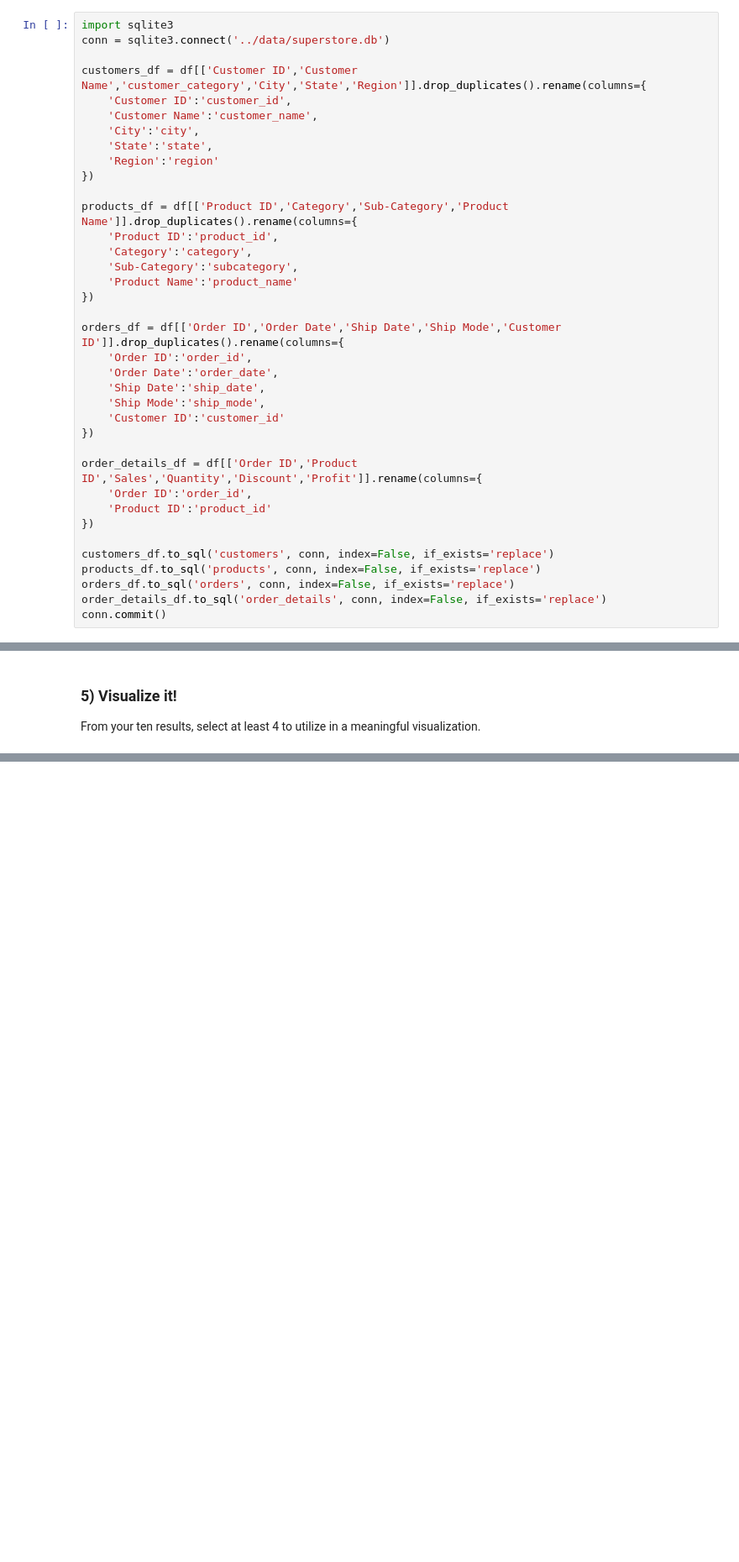
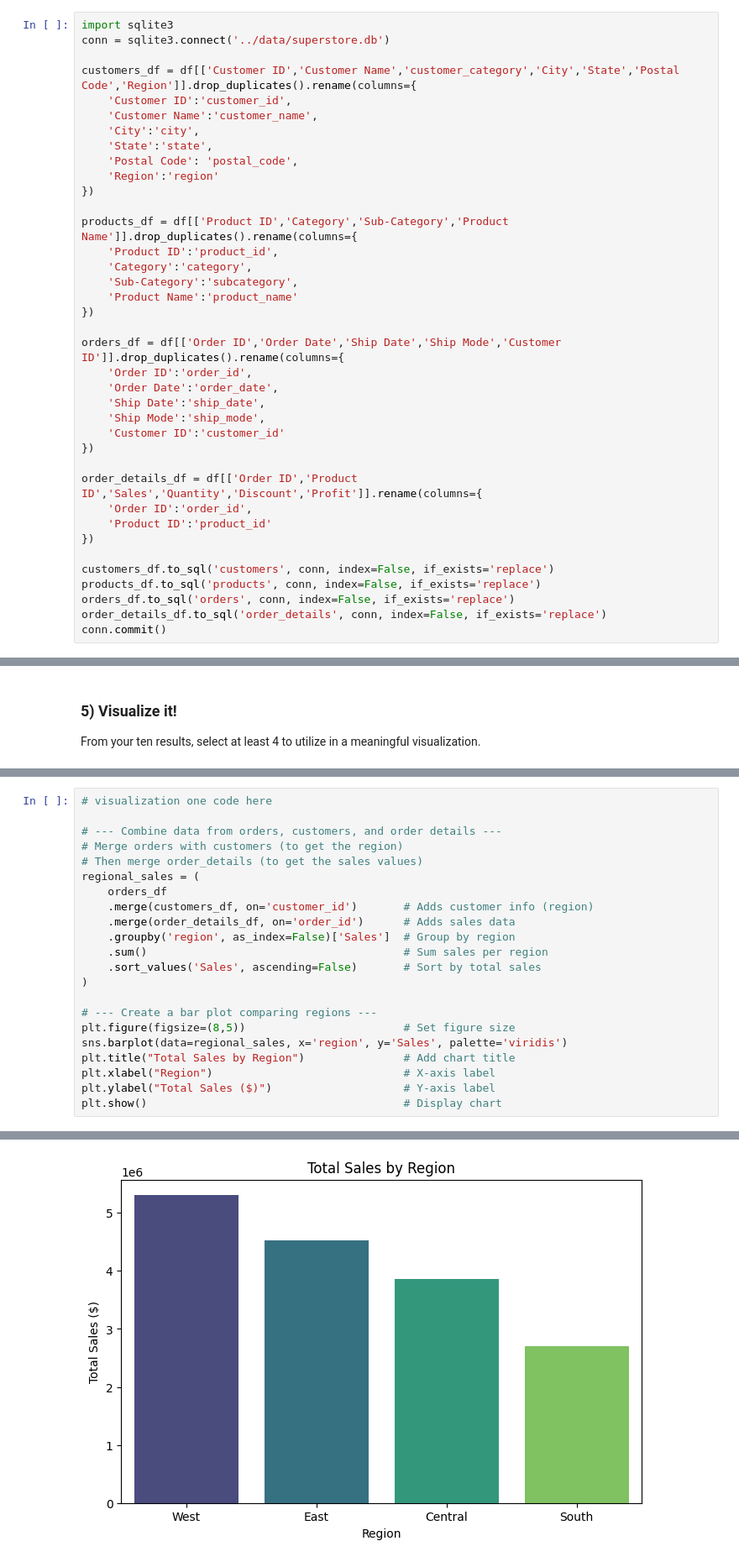
Before and after one commit to Kat910/DA_M3_W4_Workflow, a Jupyter notebook: notebooks/superstore_sales_workflow.ipynb, the cells around one changed output, grey strips where cells are left out. Shown at 84% size. Saved outputs shown, nothing was run; the diff lists cells and outputs as text; blank space fills up the shorter version.

Commit message:
finished charts

```diff
--- a/notebooks/superstore_sales_workflow.ipynb
+++ b/notebooks/superstore_sales_workflow.ipynb
@@ -118,11 +118,12 @@ With real data, it is very likely more cleaning and wrangling would be required.
 import sqlite3
 conn = sqlite3.connect('../data/superstore.db')
 
-customers_df = df[['Customer ID','Customer Name','customer_category','City','State','Region']].drop_duplicates().rename(columns={
+customers_df = df[['Customer ID','Customer Name','customer_category','City','State','Postal Code','Region']].drop_duplicates().rename(columns={
     'Customer ID':'customer_id',
     'Customer Name':'customer_name',
     'City':'city',
     'State':'state',
+    'Postal Code': 'postal_code',
     'Region':'region'
 })
 
@@ -479,0 +473,23 @@ plt.show()
+# %%
+# visualization one code here
+
+# --- Combine data from orders, customers, and order details ---
+# Merge orders with customers (to get the region)
+# Then merge order_details (to get the sales values)
+regional_sales = (
+    orders_df
+    .merge(customers_df, on='customer_id')       # Adds customer info (region)
+    .merge(order_details_df, on='order_id')      # Adds sales data
+    .groupby('region', as_index=False)['Sales']  # Group by region
+    .sum()                                       # Sum sales per region
+    .sort_values('Sales', ascending=False)       # Sort by total sales
+)
+
+# --- Create a bar plot comparing regions ---
+plt.figure(figsize=(8,5))                        # Set figure size
+sns.barplot(data=regional_sales, x='region', y='Sales', palette='viridis')
+plt.title("Total Sales by Region")               # Add chart title
+plt.xlabel("Region")                             # X-axis label
+plt.ylabel("Total Sales ($)")                    # Y-axis label
+plt.show()                                       # Display chart
+# %% [output]
@@ -479,0 +499 @@ plt.show()
+[figure, added]
```
Also changed, not shown: parts of 12 cells of this notebook.
